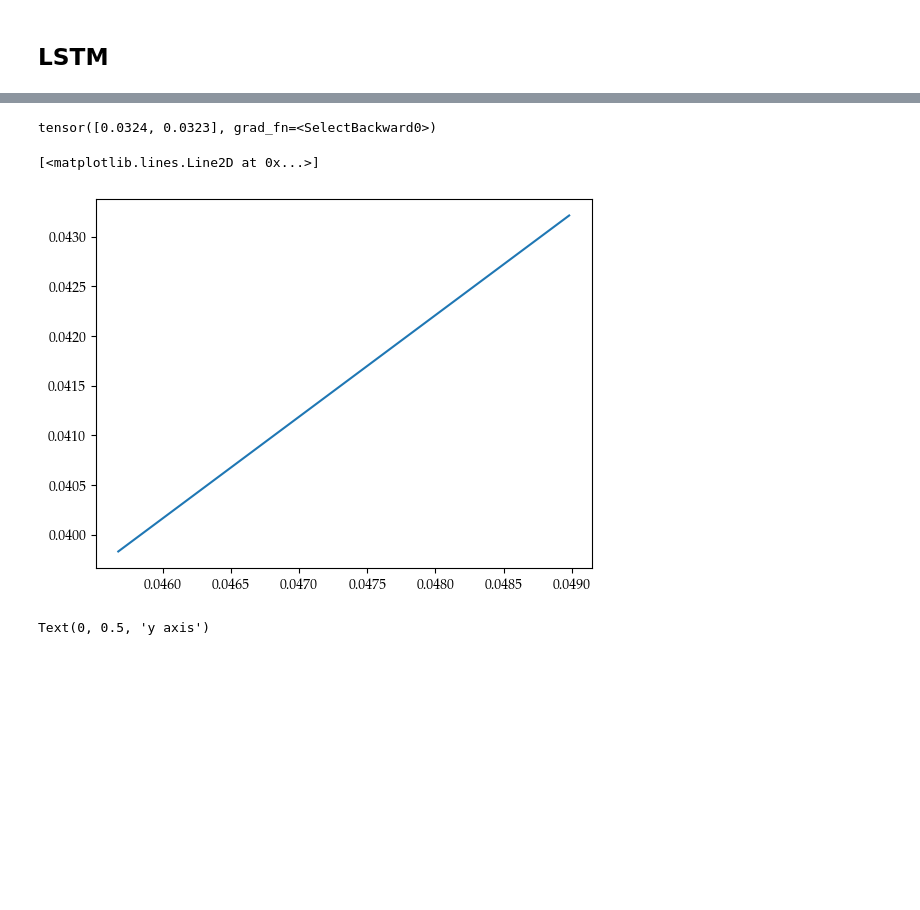
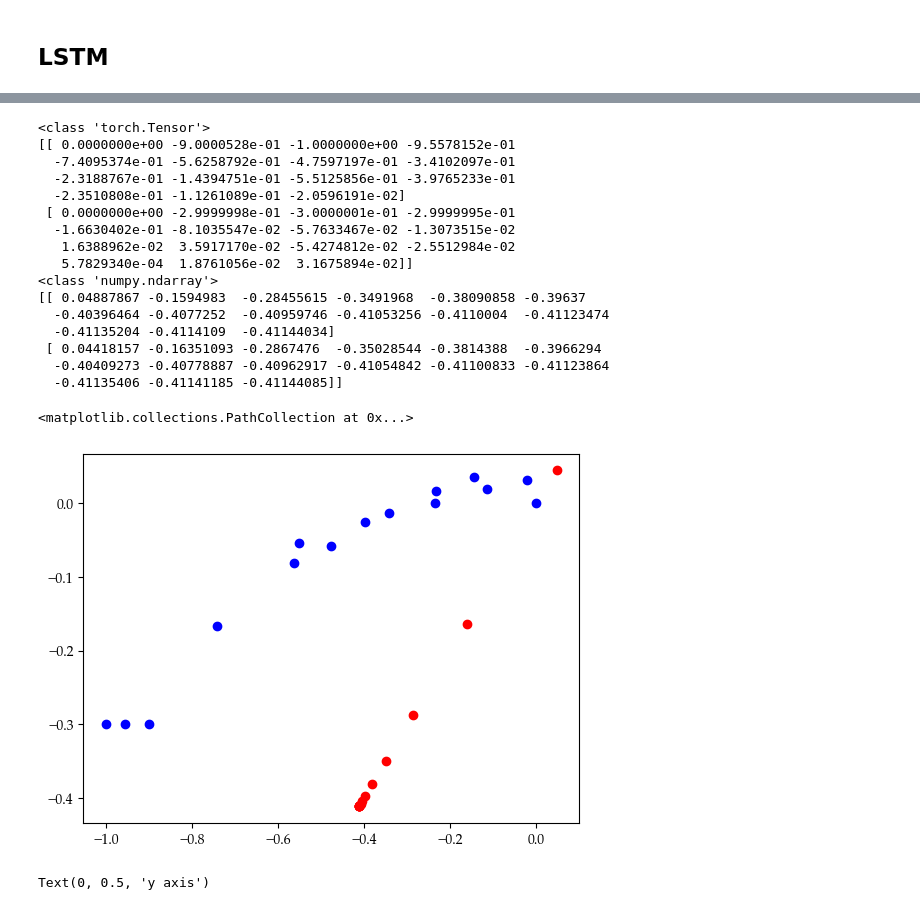
Before and after one commit to christian-gordon14/AA598-aut24, a Jupyter notebook: homework/hw2_starter_code_sqp.ipynb, the cells around one changed output, grey strips where cells are left out. Drawn from its saved outputs; the diff is of its cells as text; code cells hidden in the pictures; blank space fills up the shorter version.

```diff
--- a/homework/hw2_starter_code_sqp.ipynb
+++ b/homework/hw2_starter_code_sqp.ipynb
@@ -284,8 +284,8 @@ new_data = np.delete(A, [1, 2], axis=1)
 onlyHistoryData = np.delete(totalMatrix, [4, 6], axis = 1) # deleting the 4, 5 row because this is 'x'
 onlyTestData = (totalMatrix[:, 4:6])
 train_data_history = np.transpose(onlyHistoryData[:15, :])
-train_data_future = np.transpose(onlyTestData[:15, :])
-test_data_history = np.transpose(onlyHistoryData[:15, :])
+train_data_future = np.transpose(onlyHistoryData[:15, :])
+test_data_history = np.transpose(onlyTestData[:15, :])
 test_data_future = np.transpose(onlyTestData[15:, :])
 train_data = {'history' : train_data_history, 'future' : train_data_future}
 test_data = {'history' : test_data_history, 'future' : test_data_future}
@@ -408,7 +407,8 @@ class LSTM(torch.nn.Module):
 
 
         # TODO: initial state for decoder is last input state
-        y_input = x[:,-1, :]
+        y_input = x[:,-1]
+        # print('y_input = ', y_input)
         y_input = y_input.unsqueeze(1)
         ############################
 
@@ -423,11 +423,11 @@ class LSTM(torch.nn.Module):
             output = self.projection(output)
             # TODO: y_input = ...?
             random = torch.rand([1, 1])
-            if random >= 0.7:
-                y_input = output
-            else:
-                y_input = y_input
-            # y_input = output
+            # if random >= 0.7:
+            #     y_input = output
+            # else:
+            #     y_input = y_input
+            y_input = output
             ys.append(output.squeeze(1))
         ys = torch.cat(ys, dim=1)
 
@@ -443,7 +443,7 @@ model = LSTM(input_size, output_size, hidden_size)
 
 learning_rate = 0.001
 num_epochs = 10
-batch_size = 32
+batch_size = 10 # This is the number of data points in a array
 train_dataloader = DataLoader(train_data, batch_size=batch_size, shuffle=True)
 prob = 0.
 
@@ -541,12 +540,34 @@ future tensor([[-3.0000e+00, -2.9045e+00, -2.8186e+00, -2.7426e+00, -2.6751e+00,
 # %%
-# t = np.linspace(0,16, 16)
+t = np.linspace(0,16, 16)
 # plt.plot(t, prediction[:, 0].detach().numpy())
-print((prediction[:, 12]))
-plt.plot(prediction[:, 0].detach().numpy(), prediction[:, 1].detach().numpy())
+print(type(prediction))
+# print(prediction[:, :])
+predict = prediction.detach().numpy()
+# future = future.detach().numpy()
+print(future)
+print(type(predict))
+print(predict)
+plt.scatter(predict[0, :], predict[1, :], marker = 'o',  color = 'r')
+plt.scatter(future[0, :], future[1, :], marker = 'o', color = 'b')
 # %% [output]
-tensor([0.0324, 0.0323], grad_fn=<SelectBackward0>)
+<class 'torch.Tensor'>
+[[ 0.0000000e+00 -9.0000528e-01 -1.0000000e+00 -9.5578152e-01
+  -7.4095374e-01 -5.6258792e-01 -4.7597197e-01 -3.4102097e-01
+  -2.3188767e-01 -1.4394751e-01 -5.5125856e-01 -3.9765233e-01
+  -2.3510808e-01 -1.1261089e-01 -2.0596191e-02]
+ [ 0.0000000e+00 -2.9999998e-01 -3.0000001e-01 -2.9999995e-01
+  -1.6630402e-01 -8.1035547e-02 -5.7633467e-02 -1.3073515e-02
+   1.6388962e-02  3.5917170e-02 -5.4274812e-02 -2.5512984e-02
+   5.7829340e-04  1.8761056e-02  3.1675894e-02]]
+<class 'numpy.ndarray'>
+[[ 0.04887867 -0.1594983  -0.28455615 -0.3491968  -0.38090858 -0.39637
+  -0.40396464 -0.4077252  -0.40959746 -0.41053256 -0.4110004  -0.41123474
+  -0.41135204 -0.4114109  -0.41144034]
+ [ 0.04418157 -0.16351093 -0.2867476  -0.35028544 -0.3814388  -0.3966294
+  -0.40409273 -0.40778887 -0.40962917 -0.41054842 -0.41100833 -0.41123864
+  -0.41135406 -0.41141185 -0.41144085]]
-[<matplotlib.lines.Line2D at 0x...>]
+<matplotlib.collections.PathCollection at 0x...>
-[figure, old version]
+[figure, new version]
 # %%
 t = jnp.arange(0, len(trainXPosition), 1)
 j = jnp.arange(0, len(testXPosition), 1)
```
Also changed, not shown: parts of 13 cells of this notebook.
